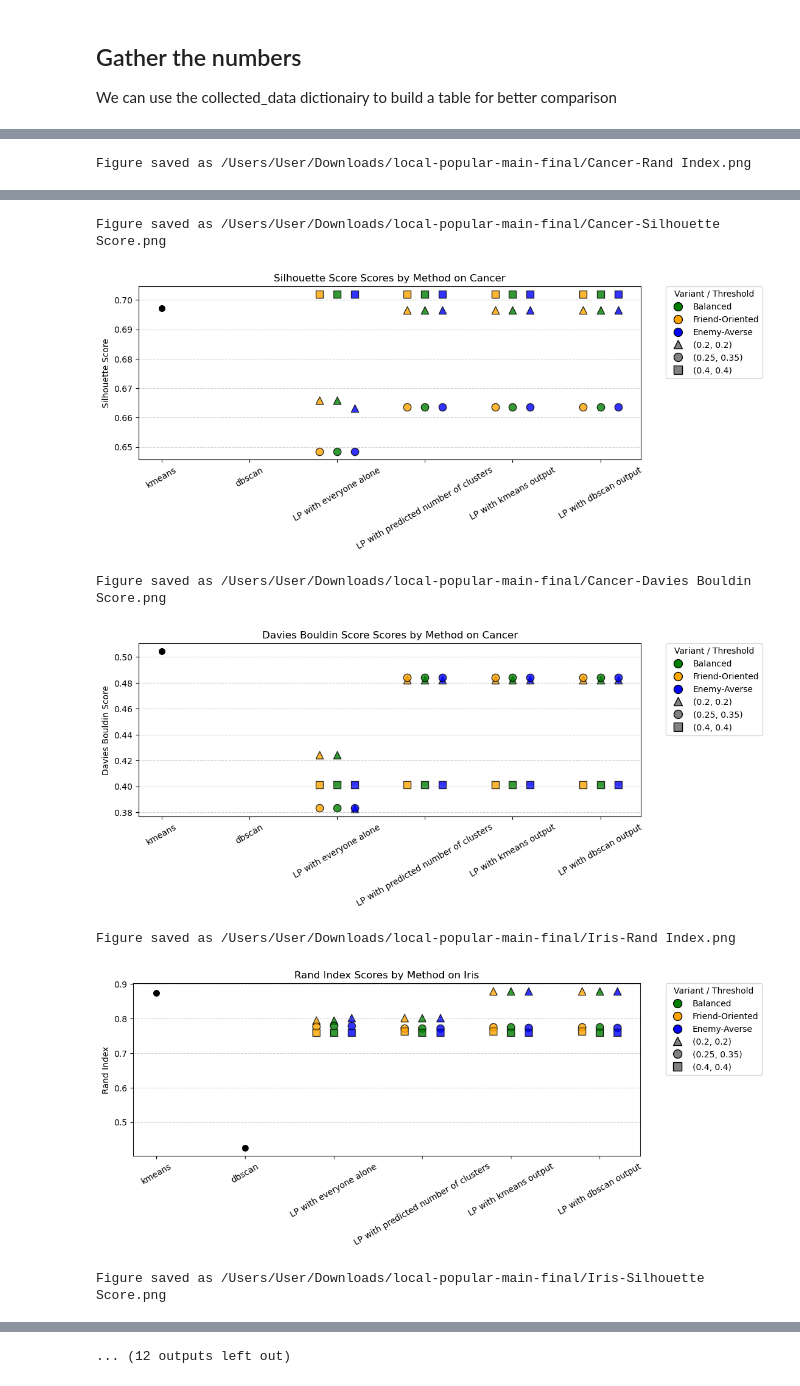
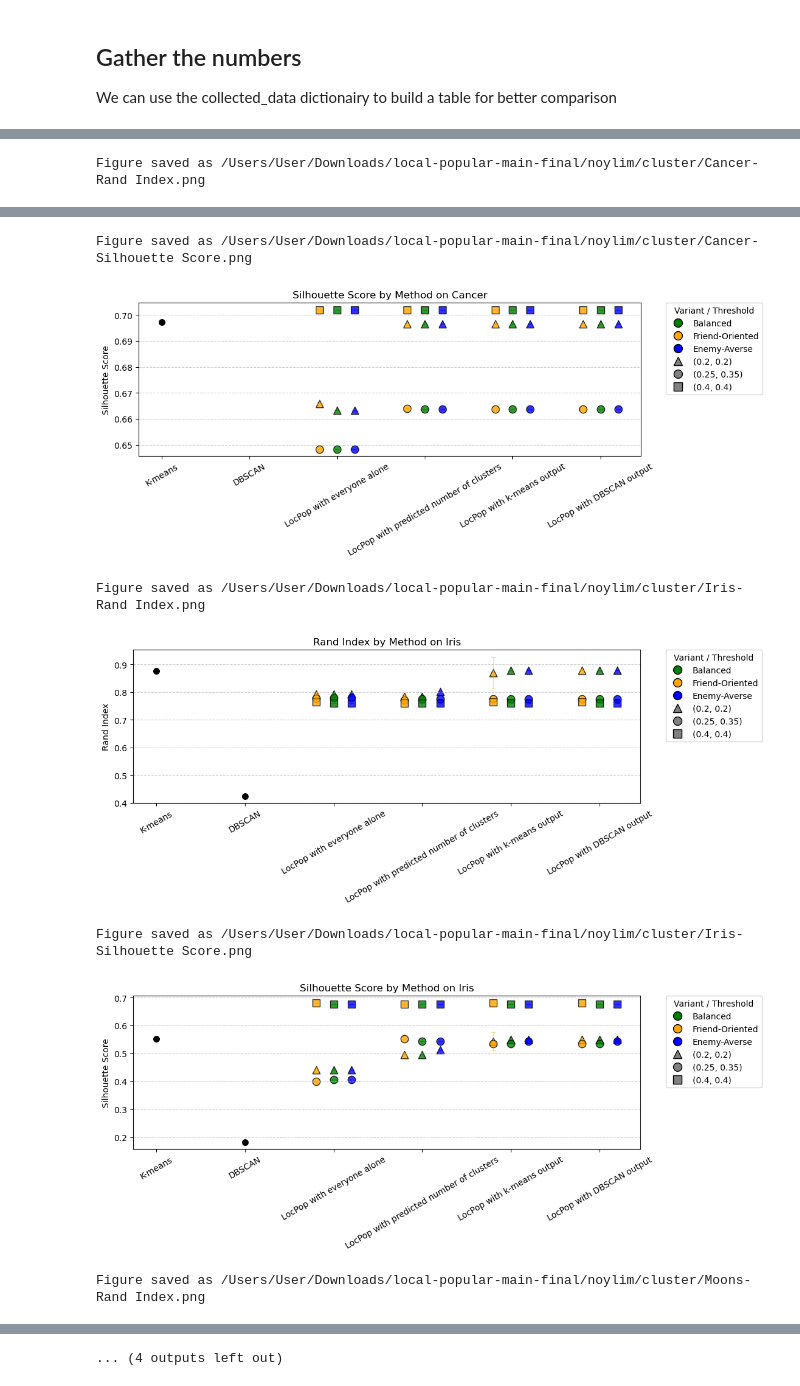
Before and after one commit to tr1gergo/local-popular, a Jupyter notebook: BenchmarkClustering.ipynb, the cells around one changed output, grey strips where cells are left out. Cells and saved outputs as stored; diff of their text form; code cells hidden in the pictures.

```diff
--- a/BenchmarkClustering.ipynb
+++ b/BenchmarkClustering.ipynb
@@ -356,0 +378,9 @@ Running LP (Friend-Oriented) Heuristic starting with the output of dbscan on My
+# %%
+max_stds = {}
+
+for df in dfs:
+    for col in ['Rand Index', 'Silhouette Score', 'Davies Bouldin Score']:
+        stds = df[col].apply(lambda x: x[1] if isinstance(x, (tuple, list)) else float('nan'))
+        max_stds[col] = max(max_stds.get(col, float('-inf')), stds.max())
+
+print(max_stds)
@@ -515,3 +593,8 @@ def plot_and_save(dfs,labels, dataset, score, save_path= None):
         plt.savefig(save_path, format='png', dpi=300, bbox_inches='tight')
         print(f"Figure saved as {save_path}")
     plt.show()
+
+def normalize_score_column(df, score_cols):
+    for col in score_cols:
+        df[col] = df[col].apply(lambda x: (x, 0) if isinstance(x, float) else x)
+    return df
@@ -522,6 +601,16 @@ plot_and_save(dfs, labels, 'Iris', "Silhouette Score")
 # %%
-for Dataset in ['Cancer' ,'Iris', 'Moons' ,'My 3 Circles']:
-    for score in ['Rand Index', 'Silhouette Score', 'Davies Bouldin Score']:
-        plot_and_save(dfs, labels, Dataset, score, save_path=f'/Users/User/Downloads/local-popular-main-final/{Dataset}-{score}.png')
+for df in dfs:
+    df.replace("n.A.", np.nan, inplace=True)
+
+score_cols = ['Rand Index', 'Silhouette Score']
+dfs = [normalize_score_column(df, score_cols) for df in dfs]
+
+# Then call your plotting
+for Dataset in ['Cancer', 'Iris', 'Moons', 'My 3 Circles']:
+    for score in score_cols:
+        plot_and_save(
+            dfs, labels, Dataset, score,
+            save_path=f'/Users/User/Downloads/local-popular-main-final/noylim/cluster/{Dataset}-{score}.png'
+        )
 # %% [output]
-Figure saved as /Users/User/Downloads/local-popular-main-final/Cancer-Rand Index.png
+Figure saved as /Users/User/Downloads/local-popular-main-final/noylim/cluster/Cancer-Rand Index.png
@@ -529,7 +618,7 @@ Figure saved as /Users/User/Downloads/local-popular-main-final/Cancer-Rand Index
-Figure saved as /Users/User/Downloads/local-popular-main-final/Cancer-Silhouette Score.png
+Figure saved as /Users/User/Downloads/local-popular-main-final/noylim/cluster/Cancer-Silhouette Score.png
-[figure, old version]
+[figure, new version]
-Figure saved as /Users/User/Downloads/local-popular-main-final/Cancer-Davies Bouldin Score.png
+Figure saved as /Users/User/Downloads/local-popular-main-final/noylim/cluster/Iris-Rand Index.png
-[figure, old version]
+[figure, new version]
-Figure saved as /Users/User/Downloads/local-popular-main-final/Iris-Rand Index.png
+Figure saved as /Users/User/Downloads/local-popular-main-final/noylim/cluster/Iris-Silhouette Score.png
-[figure, old version]
+[figure, new version]
-Figure saved as /Users/User/Downloads/local-popular-main-final/Iris-Silhouette Score.png
+Figure saved as /Users/User/Downloads/local-popular-main-final/noylim/cluster/Moons-Rand Index.png
@@ -539 +628 @@ Figure saved as /Users/User/Downloads/local-popular-main-final/Iris-Davies Bould
-... (12 outputs left out)
+... (4 outputs left out)
```
Also changed, not shown: parts of 7 cells of this notebook, 1 other file.
